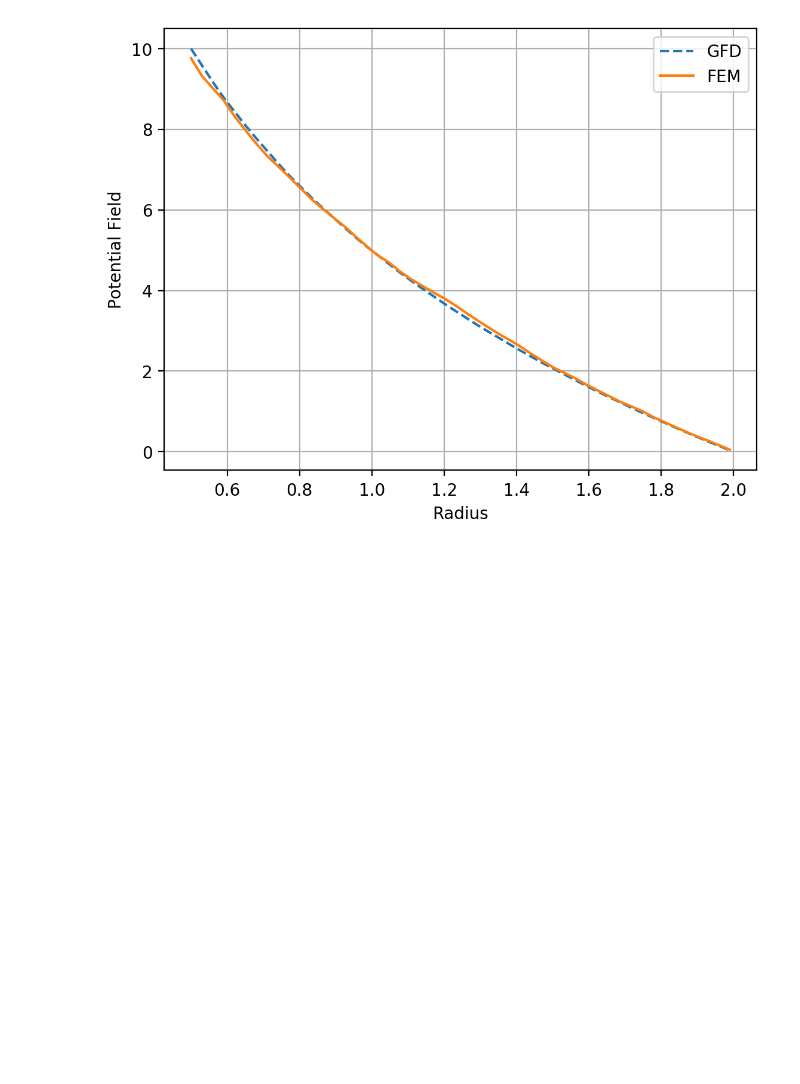
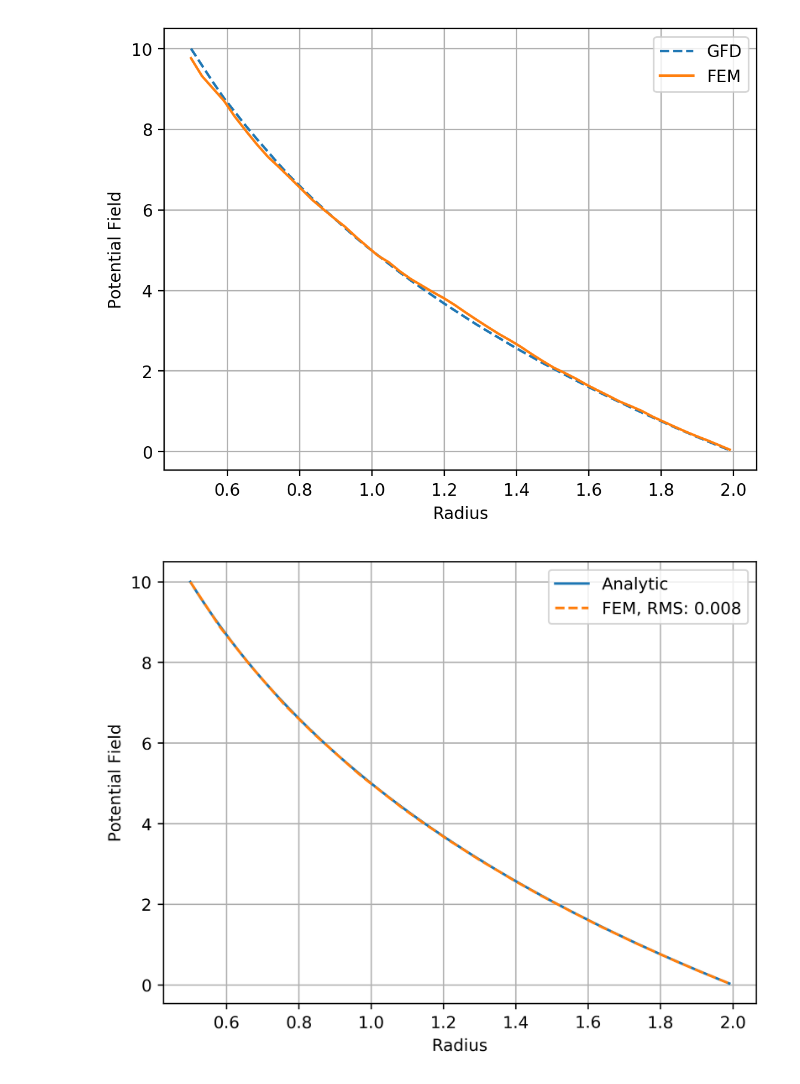
Before and after one commit to emmanuellfc/EM_Tufts_Fall2023, a Jupyter notebook: Coaxial_Cablev2.ipynb, the cells around one changed output. Cells and saved outputs as stored; diff of their text form; code cells hidden in the pictures; blank space fills up the shorter version.

```diff
--- a/Coaxial_Cablev2.ipynb
+++ b/Coaxial_Cablev2.ipynb
@@ -178,3 +180,40 @@ plt.savefig("ComparissonPotentialFEMGFD.png")
 plt.show()
 # %% [output]
 [figure]
+# %%
+# Comparisson with the Potential Field
+p = np.arange(inner_radius, outer_radius, 0.01)
+q = [u(Point(i, 0)) for i in p]
+q1 = [e(Point(i, 0))[0] for i in p]
+r = [AnalyticV(i, inner_radius, outer_radius) for i in p]
+s = [AnalyticE(i, inner_radius, outer_radius) for i in p]
+# %%
+# Compute Root Mean Square Error
+def RMS(y, y_pred):
+    """
+    RMSE(y, y_pred)
+    """
+    return np.sqrt(np.mean(np.square(y - y_pred)))
+
+# Compute Mean Absolute Error
+def MAE(y, y_pred):
+    """
+    MAE(y, y_pred)
+    """
+    return np.mean(np.abs(y - y_pred))
+# %%
+# Compute Mean Absolute Percentage Error
+RMSV = round(RMS(np.array(q), np.array(r)), 3)
+# print("RMSE: ", RMSV)
+plt.figure(dpi=400)
+plt.plot(p, r) # Model
+plt.plot(p, q, '--')       # FEM
+# # plt.title("Comparisson Between Aproximate and Analytic Solution for Potential")
+plt.xlabel("Radius")
+plt.ylabel("Potential Field")
+plt.legend(["Analytic","FEM, RMS: " + str(RMSV)])
+plt.grid()
+plt.savefig("ComparissonVFieldFEMCoaxial.png")
+plt.show()
+# %% [output]
+[figure, added]
```
Also changed, not shown: parts of 9 cells of this notebook, 40 other files.
